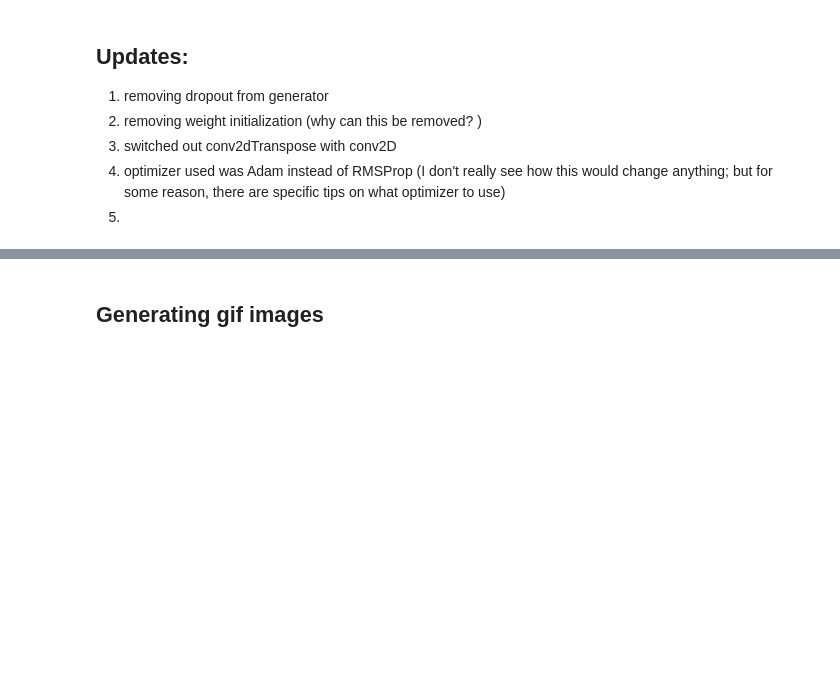
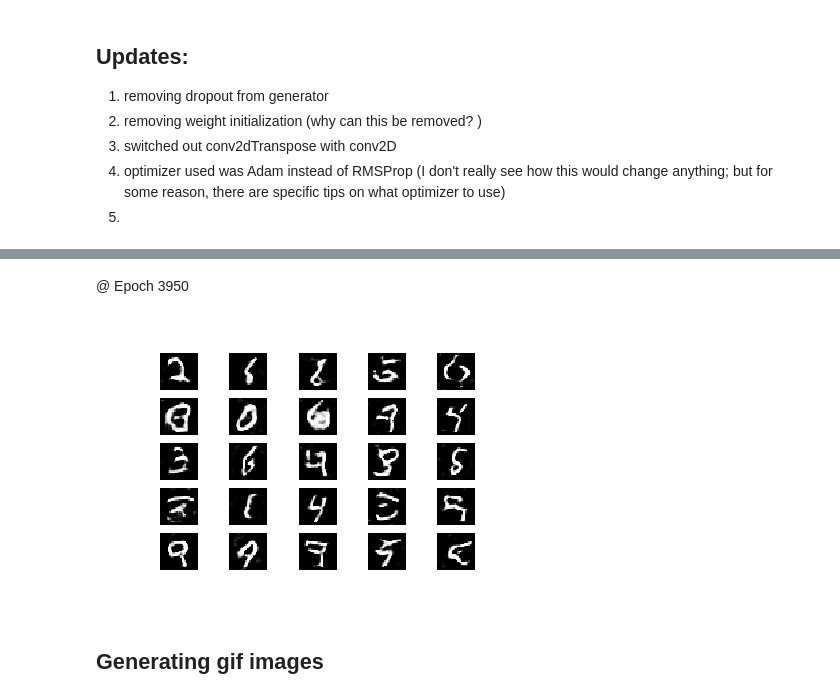
Before and after one commit to kmualim/DCGAN-Keras-Implementation, a Jupyter notebook: DCGAN_Keras_Implementation_MNIST.ipynb, the cells around one changed output, grey strips where cells are left out. Cells and saved outputs as stored; diff of their text form; code cells hidden in the pictures; blank space fills up the shorter version.

```diff
--- a/DCGAN_Keras_Implementation_MNIST.ipynb
+++ b/DCGAN_Keras_Implementation_MNIST.ipynb
@@ -406,3 +316,9 @@ Start
+# %% [markdown]
+@ Epoch 3950
+# %%
+display(Image('mnist_3950.png'))
+# %% [output]
+[figure, added]
 # %% [markdown]
 ## Generating gif images
 # %%
```
Also changed, not shown: parts of 32 cells of this notebook.
